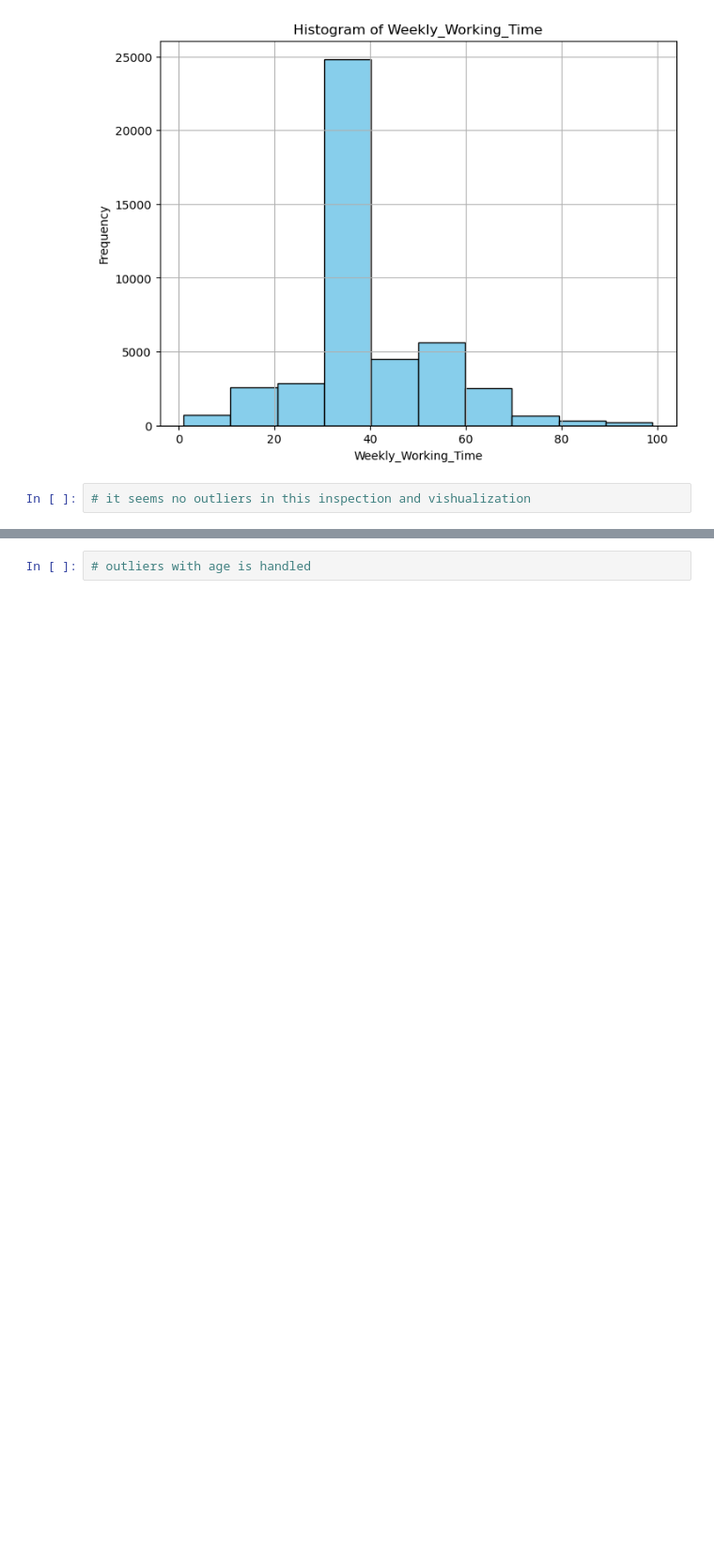
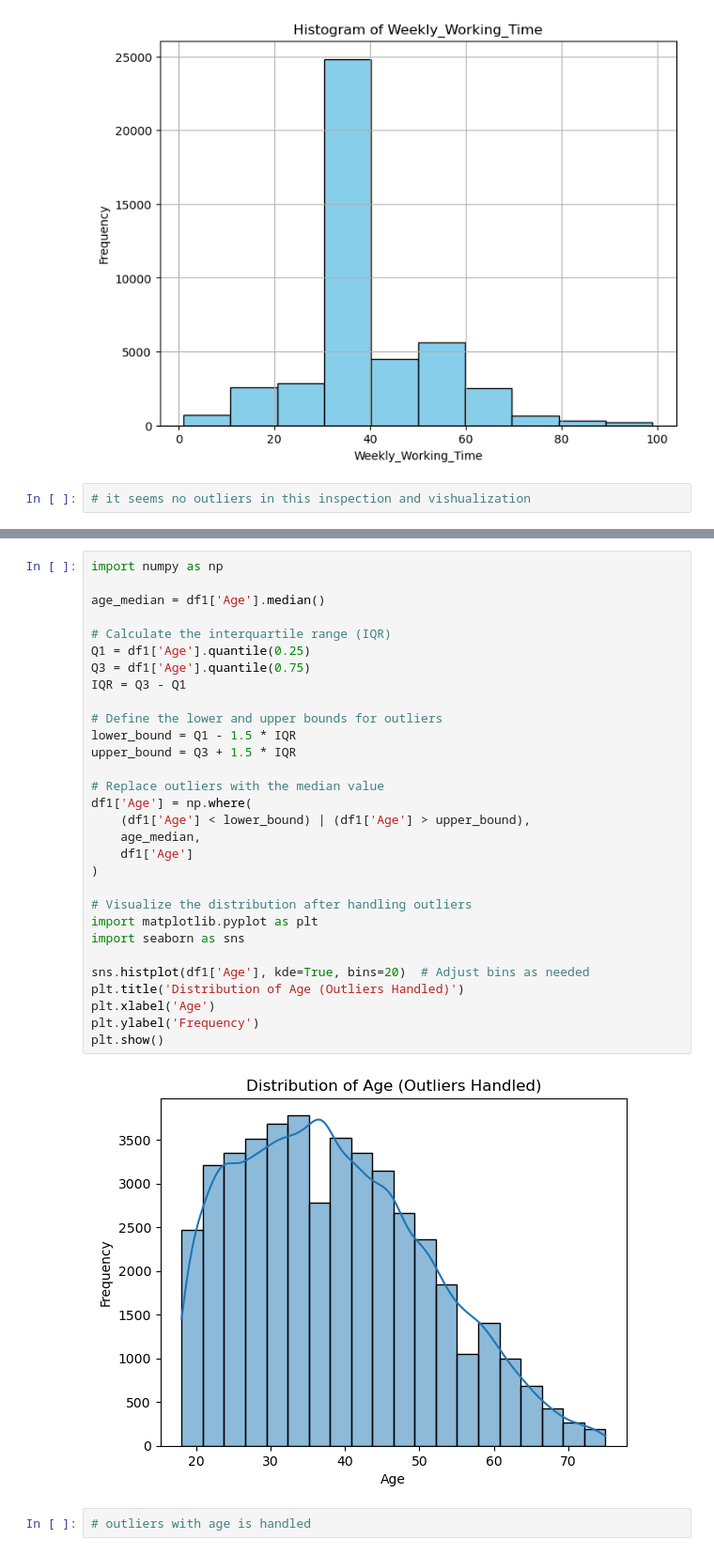
Before and after one commit to Inupa6677/Income-prediction-using-adult-data, a Jupyter notebook: ML Coursework 2024.ipynb, the cells around one changed output, grey strips where cells are left out. Shown at 94% size. Saved outputs shown, nothing was run; the diff lists cells and outputs as text; blank space fills up the shorter version.

Commit message:
handling outliers

```diff
--- a/ML Coursework 2024.ipynb
+++ b/ML Coursework 2024.ipynb
@@ -958,3 +431,35 @@ Value: 75, Frequency: 53
+# %%
+import numpy as np
+
+age_median = df1['Age'].median()
+
+# Calculate the interquartile range (IQR)
+Q1 = df1['Age'].quantile(0.25)
+Q3 = df1['Age'].quantile(0.75)
+IQR = Q3 - Q1
+
+# Define the lower and upper bounds for outliers
+lower_bound = Q1 - 1.5 * IQR
+upper_bound = Q3 + 1.5 * IQR
+
+# Replace outliers with the median value
+df1['Age'] = np.where(
+    (df1['Age'] < lower_bound) | (df1['Age'] > upper_bound),
+    age_median,
+    df1['Age']
+)
+
+# Visualize the distribution after handling outliers
+import matplotlib.pyplot as plt
+import seaborn as sns
+
+sns.histplot(df1['Age'], kde=True, bins=20)  # Adjust bins as needed
+plt.title('Distribution of Age (Outliers Handled)')
+plt.xlabel('Age')
+plt.ylabel('Frequency')
+plt.show()
+# %% [output]
+[figure, added]
 # %%
 # outliers with age is handled
 # %%
```
Also changed, not shown: parts of 40 cells of this notebook.
